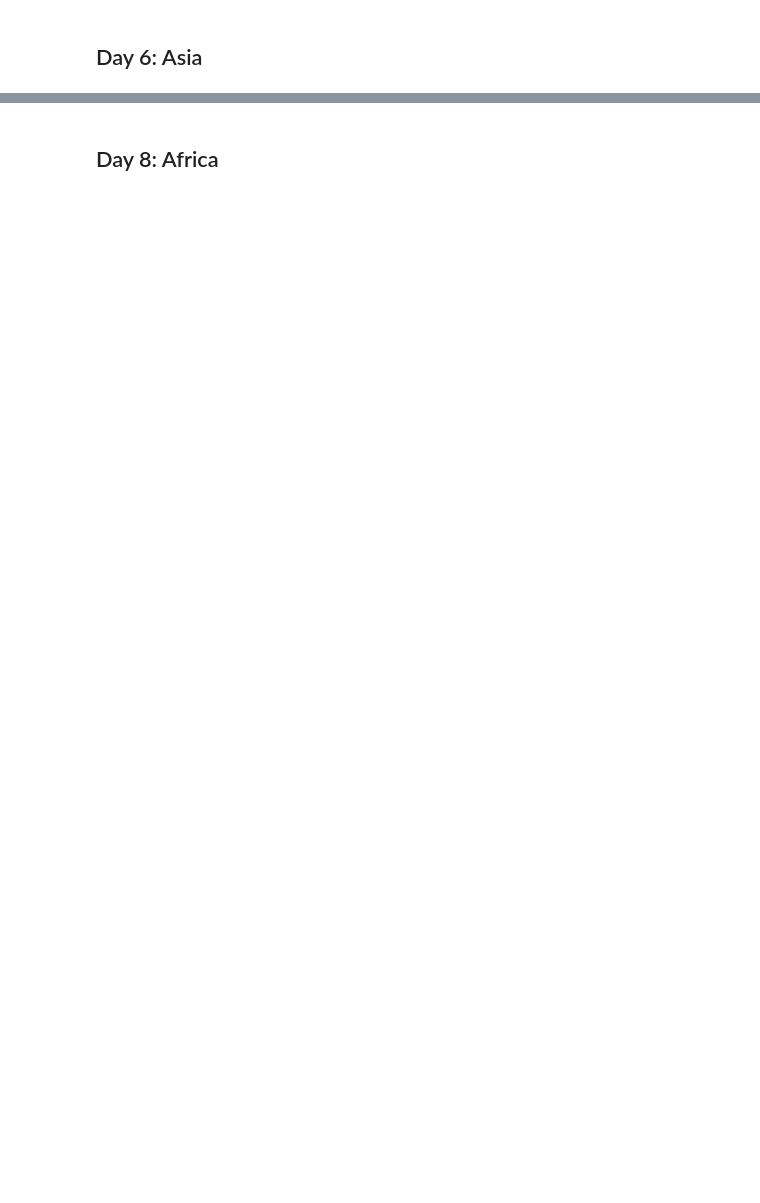
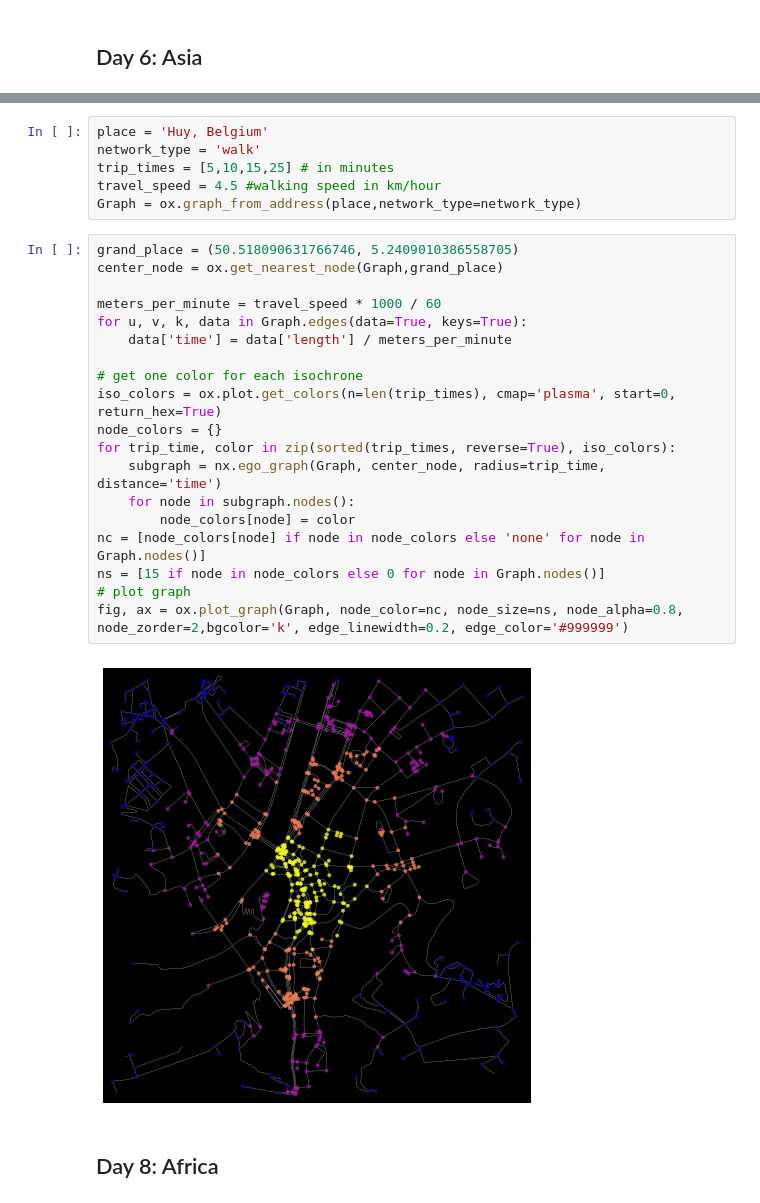
Before and after one commit to wboykinm/maptember, a Jupyter notebook: 2023/maptember_2023.ipynb, the cells around one changed output, grey strips where cells are left out. Saved outputs shown, nothing was run; the diff lists cells and outputs as text; blank space fills up the shorter version.

```diff
--- a/2023/maptember_2023.ipynb
+++ b/2023/maptember_2023.ipynb
@@ -117,2 +140,29 @@ TypeError: unhashable type: 'Series'
+# %%
+place = 'Huy, Belgium'
+network_type = 'walk'
+trip_times = [5,10,15,25] # in minutes
+travel_speed = 4.5 #walking speed in km/hour
+Graph = ox.graph_from_address(place,network_type=network_type)
+# %%
+grand_place = (50.518090631766746, 5.2409010386558705)
+center_node = ox.get_nearest_node(Graph,grand_place)
+
+meters_per_minute = travel_speed * 1000 / 60
+for u, v, k, data in Graph.edges(data=True, keys=True):
+    data['time'] = data['length'] / meters_per_minute
+
+# get one color for each isochrone
+iso_colors = ox.plot.get_colors(n=len(trip_times), cmap='plasma', start=0, return_hex=True)
+node_colors = {}
+for trip_time, color in zip(sorted(trip_times, reverse=True), iso_colors):
+    subgraph = nx.ego_graph(Graph, center_node, radius=trip_time,  distance='time')
+    for node in subgraph.nodes():
+        node_colors[node] = color
+nc = [node_colors[node] if node in node_colors else 'none' for node in Graph.nodes()]
+ns = [15 if node in node_colors else 0 for node in Graph.nodes()]
+# plot graph
+fig, ax = ox.plot_graph(Graph, node_color=nc, node_size=ns, node_alpha=0.8, node_zorder=2,bgcolor='k', edge_linewidth=0.2, edge_color='#999999')
+# %% [output]
+[figure, added]
 # %% [markdown]
 ## Day 8: Africa
```
Also changed, not shown: parts of 22 cells of this notebook, 9 other files.
